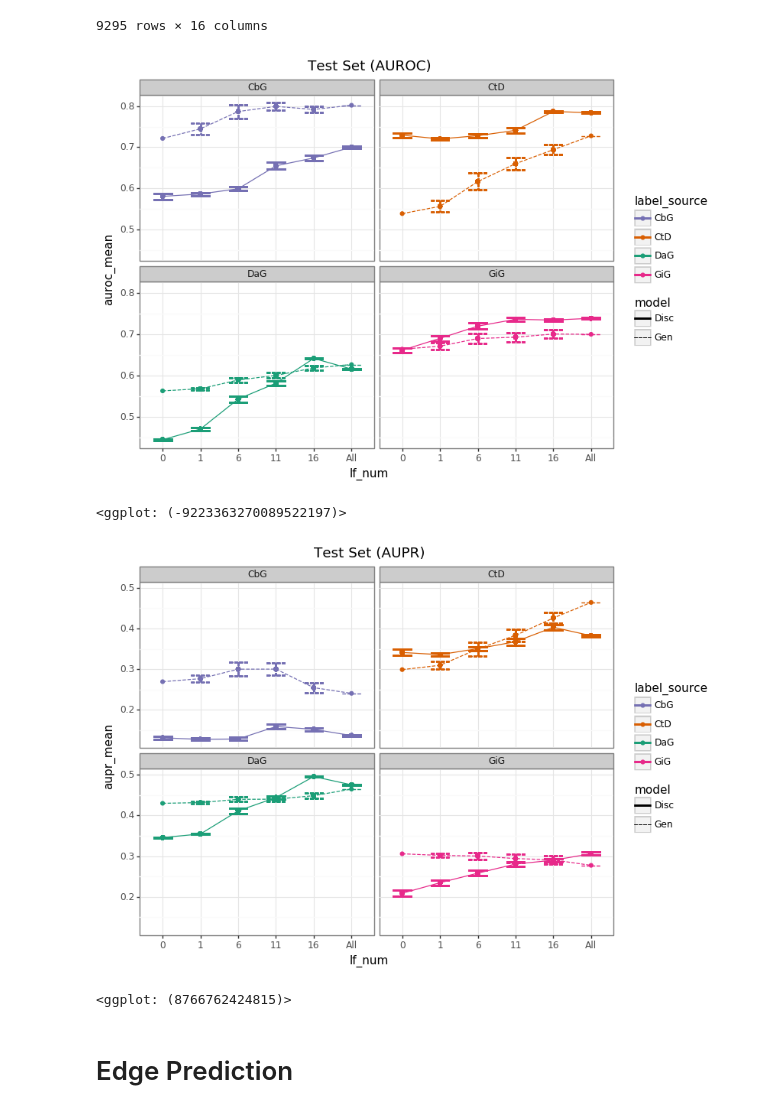
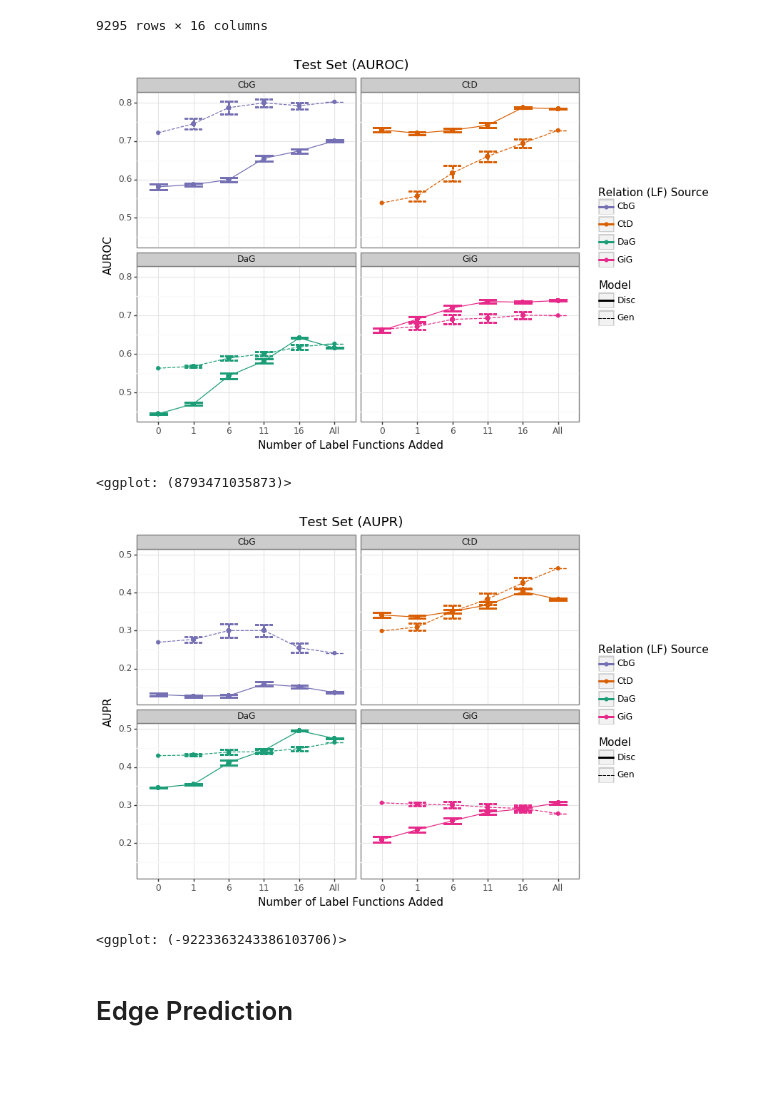
Before and after one commit to greenelab/snorkeling-full-text, a Jupyter notebook: figure_generation/01_figure_generation.ipynb, the cells around one changed output. Saved outputs shown, nothing was run; the diff lists cells and outputs as text; code cells hidden in the pictures; blank space fills up the shorter version.

Commit message:
updated figures to mimick paper figures

```diff
--- a/figure_generation/01_figure_generation.ipynb
+++ b/figure_generation/01_figure_generation.ipynb
@@ -296,30 +305,36 @@ disc_performance_df
 # %%
 g = (
     p9.ggplot(disc_performance_df >> ply.query("dataset=='test'"))
     + p9.aes(
         x="lf_num",
         y="auroc_mean",
         ymin="auroc_lower_ci",
         ymax="auroc_upper_ci",
         group="model",
         color="label_source",
         linetype="model",
     )
     + p9.geom_point()
     + p9.geom_line()
     + p9.geom_errorbar()
     + p9.scale_color_manual(values=color_map)
     + p9.facet_wrap("~ prediction_label")
     + p9.theme_bw()
-    + p9.labs(title="Test Set (AUROC)")
+    + p9.labs(
+        title="Test Set (AUROC)",
+        linetype="Model",
+        color="Relation (LF) Source",
+        x="Number of Label Functions Added",
+        y="AUROC",
+    )
     + p9.theme(figure_size=(8, 6))
 )
 g.save("output/figure_six.svg")
 g.save("output/figure_six.png", dpi=300)
 print(g)
 # %% [output]
-[figure, old version]
+[figure, new version]
-<ggplot: (-9223363270089522197)>
+<ggplot: (8793471035873)>
 # %%
 g = (
     p9.ggplot(disc_performance_df >> ply.query("dataset=='test'"))
@@ -338,15 +353,21 @@ g = (
     + p9.scale_color_manual(values=color_map)
     + p9.facet_wrap("~ prediction_label")
     + p9.theme_bw()
-    + p9.labs(title="Test Set (AUPR)")
+    + p9.labs(
+        title="Test Set (AUPR)",
+        linetype="Model",
+        color="Relation (LF) Source",
+        x="Number of Label Functions Added",
+        y="AUPR",
+    )
     + p9.theme(figure_size=(8, 6))
 )
 g.save("output/figure_seven.svg")
 g.save("output/figure_seven.png", dpi=300)
 print(g)
 # %% [output]
-[figure, old version]
+[figure, new version]
-<ggplot: (8766762424815)>
+<ggplot: (-9223363243386103706)>
 # %% [markdown]
 # Edge Prediction
 # %%
```
Also changed, not shown: parts of 7 cells of this notebook, 15 other files.
